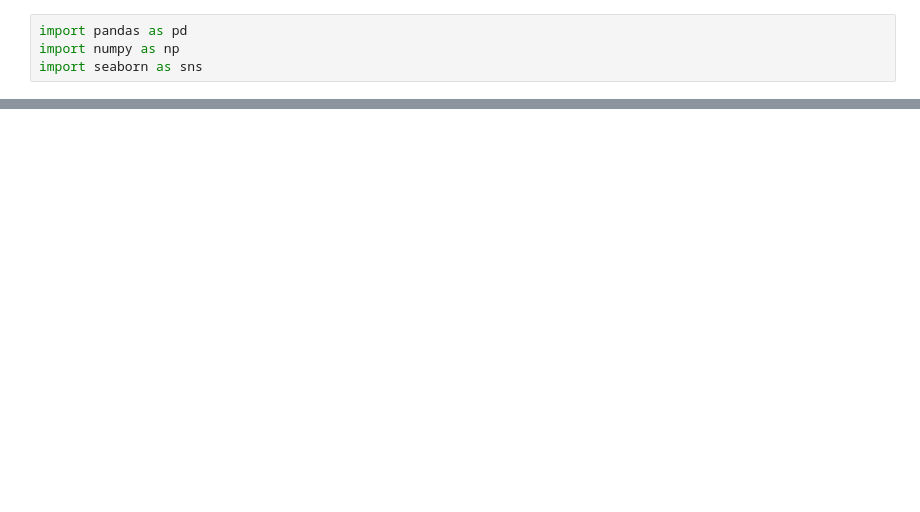
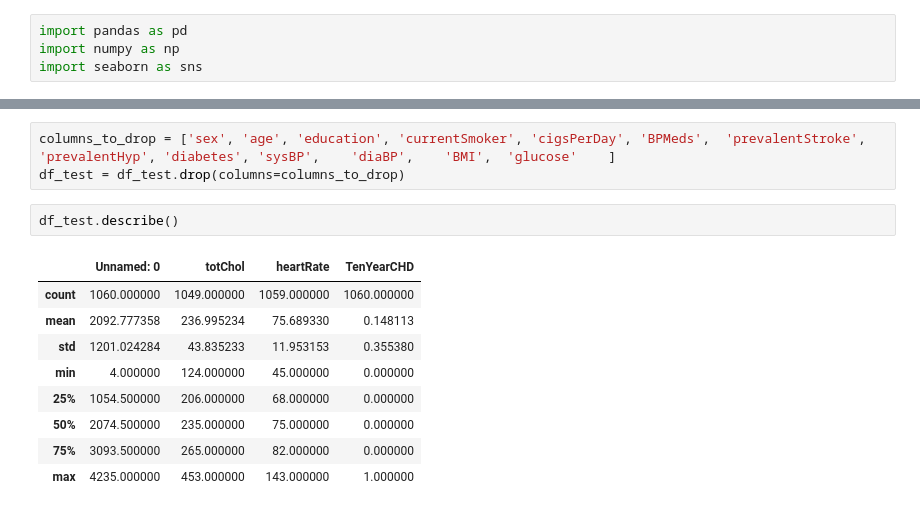
Before and after one commit to anutishah/project_chd, a Jupyter notebook: Project2.ipynb, the cells around one changed output, grey strips where cells are left out. Drawn from its saved outputs; the diff is of its cells as text; blank space fills up the shorter version.

```diff
--- a/Project2.ipynb
+++ b/Project2.ipynb
@@ -61,0 +229,15 @@ array([ 75,  85,  80, 110,  91,  63,  70,  44, 103,  58,  74,  95,  78,
+# %%
+columns_to_drop = ['sex', 'age', 'education', 'currentSmoker', 'cigsPerDay', 'BPMeds',	'prevalentStroke',	'prevalentHyp',	'diabetes',	'sysBP',	'diaBP',	'BMI',	'glucose'	 ]
+df_test = df_test.drop(columns=columns_to_drop)
+# %%
+df_test.describe()
+# %% [output]
+|  | Unnamed: 0 | totChol | heartRate | TenYearCHD |
+| count | 1060.000000 | 1049.000000 | 1059.000000 | 1060.000000 |
+| mean | 2092.777358 | 236.995234 | 75.689330 | 0.148113 |
+| std | 1201.024284 | 43.835233 | 11.953153 | 0.355380 |
+| min | 4.000000 | 124.000000 | 45.000000 | 0.000000 |
+| 25% | 1054.500000 | 206.000000 | 68.000000 | 0.000000 |
+| 50% | 2074.500000 | 235.000000 | 75.000000 | 0.000000 |
+| 75% | 3093.500000 | 265.000000 | 82.000000 | 0.000000 |
+| max | 4235.000000 | 453.000000 | 143.000000 | 1.000000 |
```
Also changed, not shown: parts of 34 cells of this notebook.
